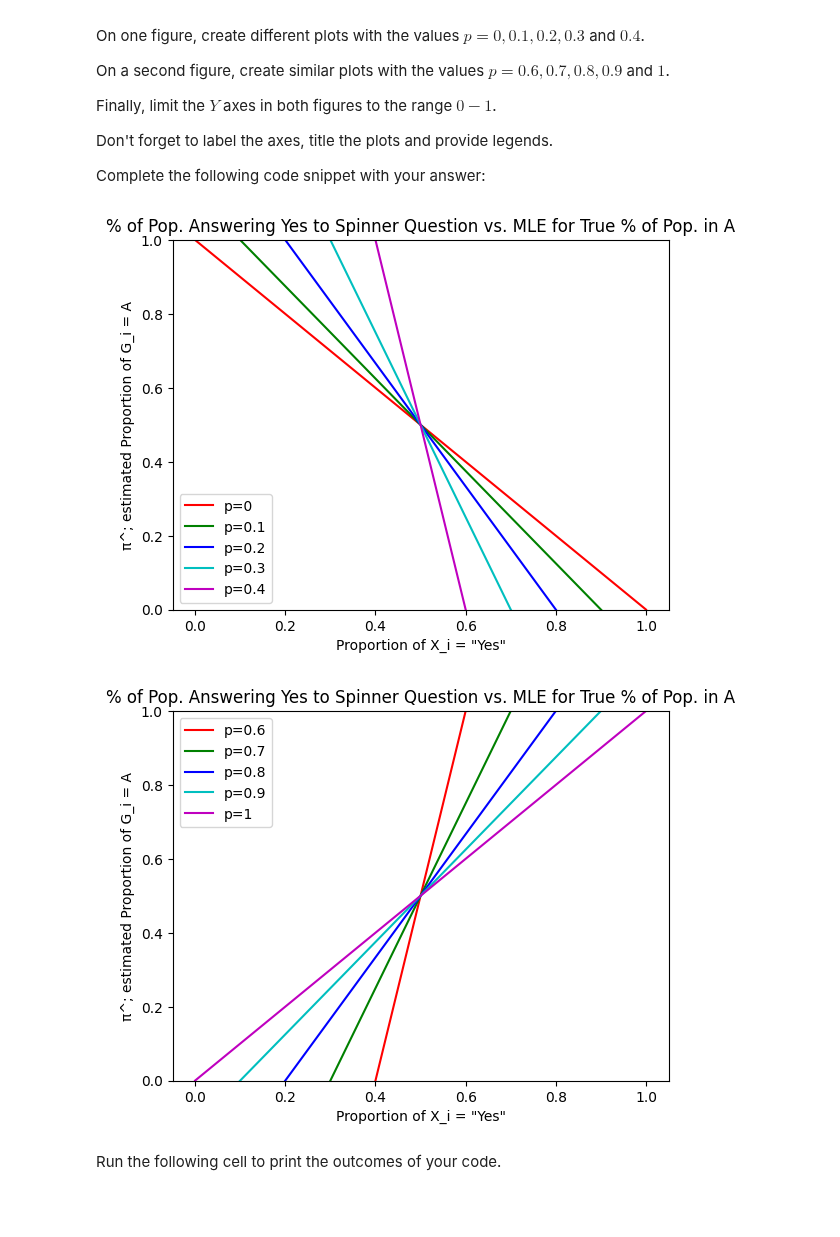
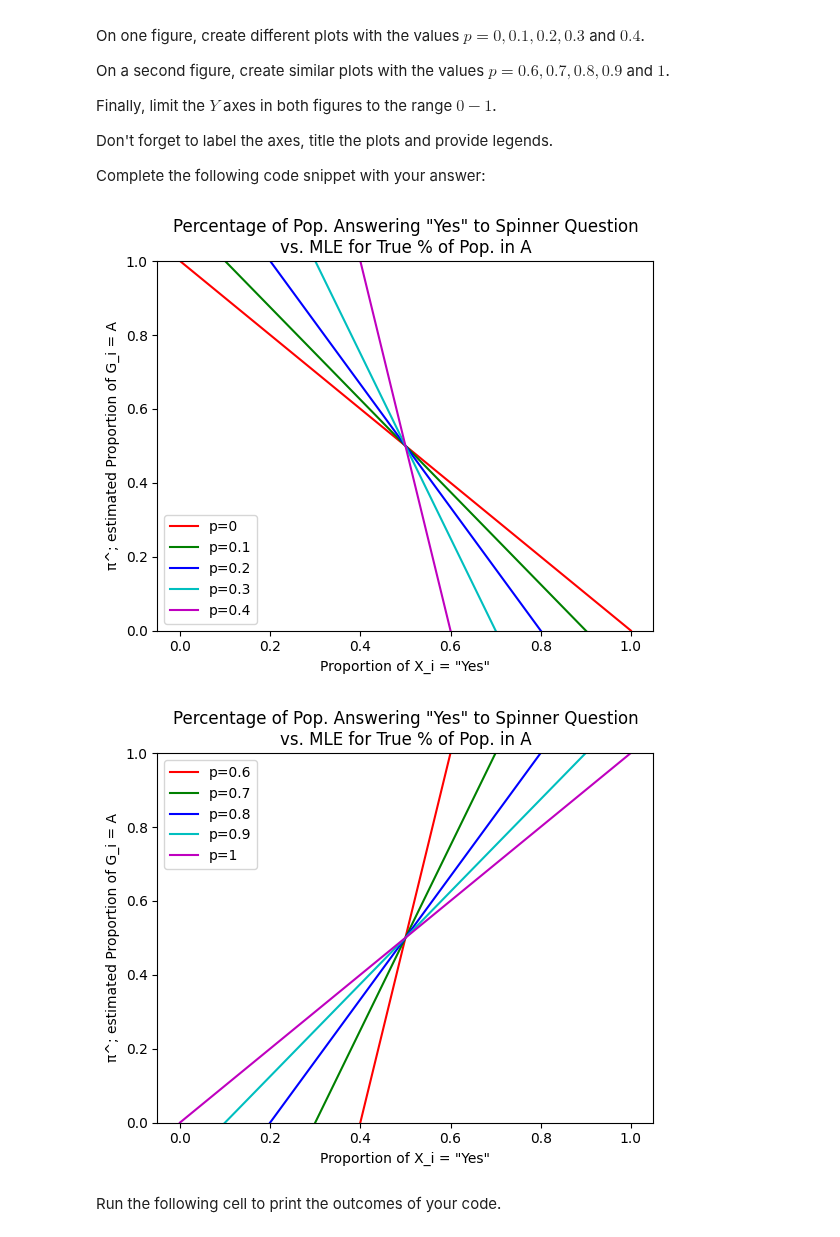
Before and after one commit to KJWesthoff/233LabTaskForce, a Jupyter notebook: lab1/Lab1.ipynb, the cells around one changed output. Saved outputs shown, nothing was run; the diff lists cells and outputs as text; code cells hidden in the pictures; blank space fills up the shorter version.

```diff
--- a/lab1/Lab1.ipynb
+++ b/lab1/Lab1.ipynb
@@ -382,36 +382,36 @@ def pi_hat(p, n1_over_n):
   # terms of p and the proportion n_1 / n
   term1 = n1_over_n / (2 * p - 1)
   term2 = (p - 1) / (2 * p - 1)
   return term1 + term2
 
 def create_2a_plot(plot, p_vals, key_loc='lower left'):
   colors = ['r', 'g', 'b', 'c', 'm', 'y', 'k', 'w']
 
   x = numpy.linspace(0, 1, 50)
   ax = plot.add_subplot(1, 1, 1)
   ax.set_ylim([0, 1])
 
   for p in p_vals:
     y = pi_hat(p, x)
     pyplot.plot(x, y, colors.pop(0), label=f'{p=}')
 
   pyplot.legend(loc=key_loc)
   pyplot.xlabel('Proportion of X_i = "Yes"')
   pyplot.ylabel('π^; estimated Proportion of G_i = A')
-  pyplot.title('% of Pop. Answering Yes to Spinner Question vs. MLE for True % of Pop. in A')
+  pyplot.title('Percentage of Pop. Answering "Yes" to Spinner Question\nvs. MLE for True Percentage of Pop. in A')
   pyplot.show()
 
 p_vals = [0, 0.1, 0.2, 0.3, 0.4]
 p2a_figure_1 = pyplot.figure()
 create_2a_plot(p2a_figure_1, p_vals)
 
 p_vals = [0.6, 0.7, 0.8, 0.9, 1]
 p2a_figure_2 = pyplot.figure()
 create_2a_plot(p2a_figure_2, p_vals, 'upper left')
 # Your solution goes here for p=0.6-1
 # %% [output]
-[figure, old version]
+[figure, new version]
-[figure, old version]
+[figure, new version]
 # %% [markdown]
 Run the following cell to print the outcomes of your code.
 # %%
```
Also changed, not shown: parts of 2 cells of this notebook.
